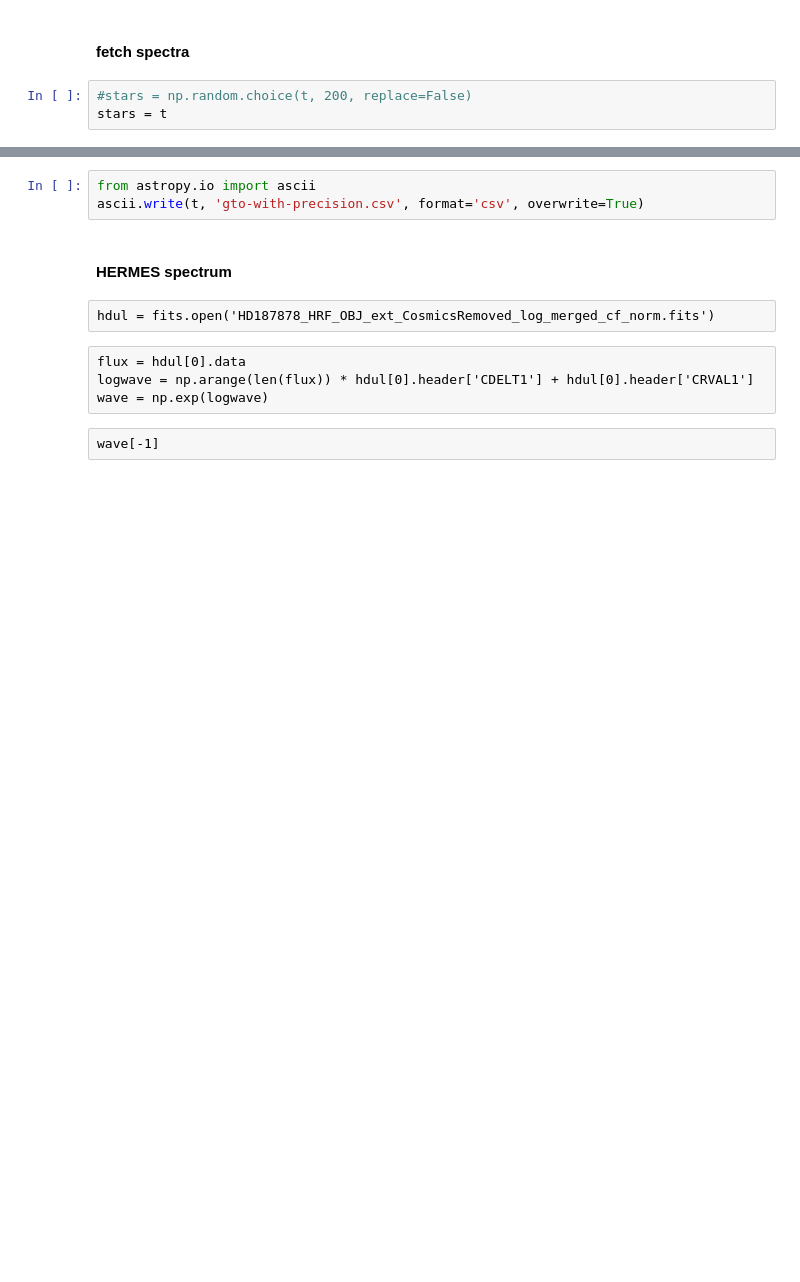
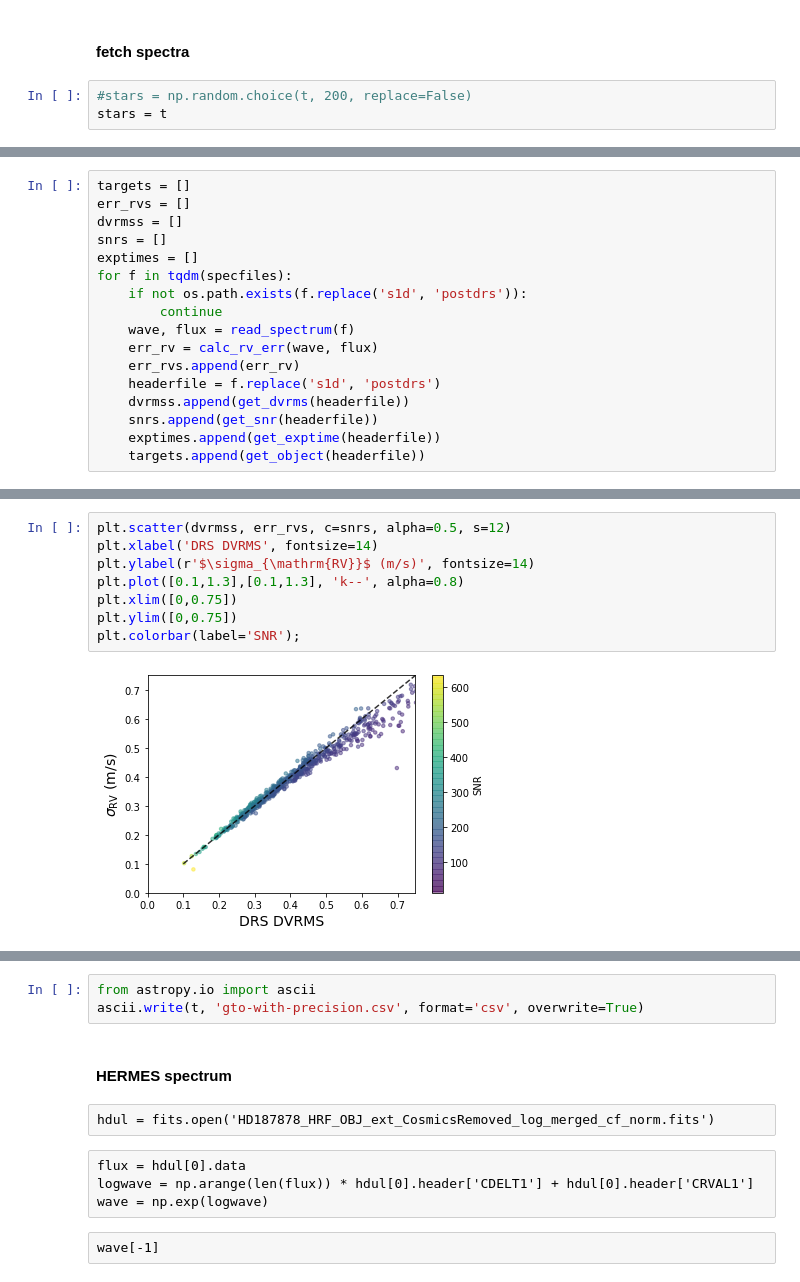
Before and after one commit to megbedell/thethethe, a Jupyter notebook: rv-info-content.ipynb, the cells around one changed output, grey strips where cells are left out. Cells and saved outputs as stored; diff of their text form; blank space fills up the shorter version.

```diff
--- a/rv-info-content.ipynb
+++ b/rv-info-content.ipynb
@@ -86,0 +102,17 @@ t.add_column(Column(name='precision2', data=np.zeros(len(t))+np.nan))
+# %%
+targets = []
+err_rvs = []
+dvrmss = []
+snrs = []
+exptimes = []
+for f in tqdm(specfiles):
+    if not os.path.exists(f.replace('s1d', 'postdrs')):
+        continue
+    wave, flux = read_spectrum(f)
+    err_rv = calc_rv_err(wave, flux)
+    err_rvs.append(err_rv)
+    headerfile = f.replace('s1d', 'postdrs')
+    dvrmss.append(get_dvrms(headerfile))
+    snrs.append(get_snr(headerfile))
+    exptimes.append(get_exptime(headerfile))
+    targets.append(get_object(headerfile))
@@ -98,0 +146,10 @@ for target,err in zip(targets,err_rvs):
+# %%
+plt.scatter(dvrmss, err_rvs, c=snrs, alpha=0.5, s=12)
+plt.xlabel('DRS DVRMS', fontsize=14)
+plt.ylabel(r'$\sigma_{\mathrm{RV}}$ (m/s)', fontsize=14)
+plt.plot([0.1,1.3],[0.1,1.3], 'k--', alpha=0.8)
+plt.xlim([0,0.75])
+plt.ylim([0,0.75])
+plt.colorbar(label='SNR');
+# %% [output]
+[figure, added]
```
Also changed, not shown: parts of 28 cells of this notebook, 2 other files.
